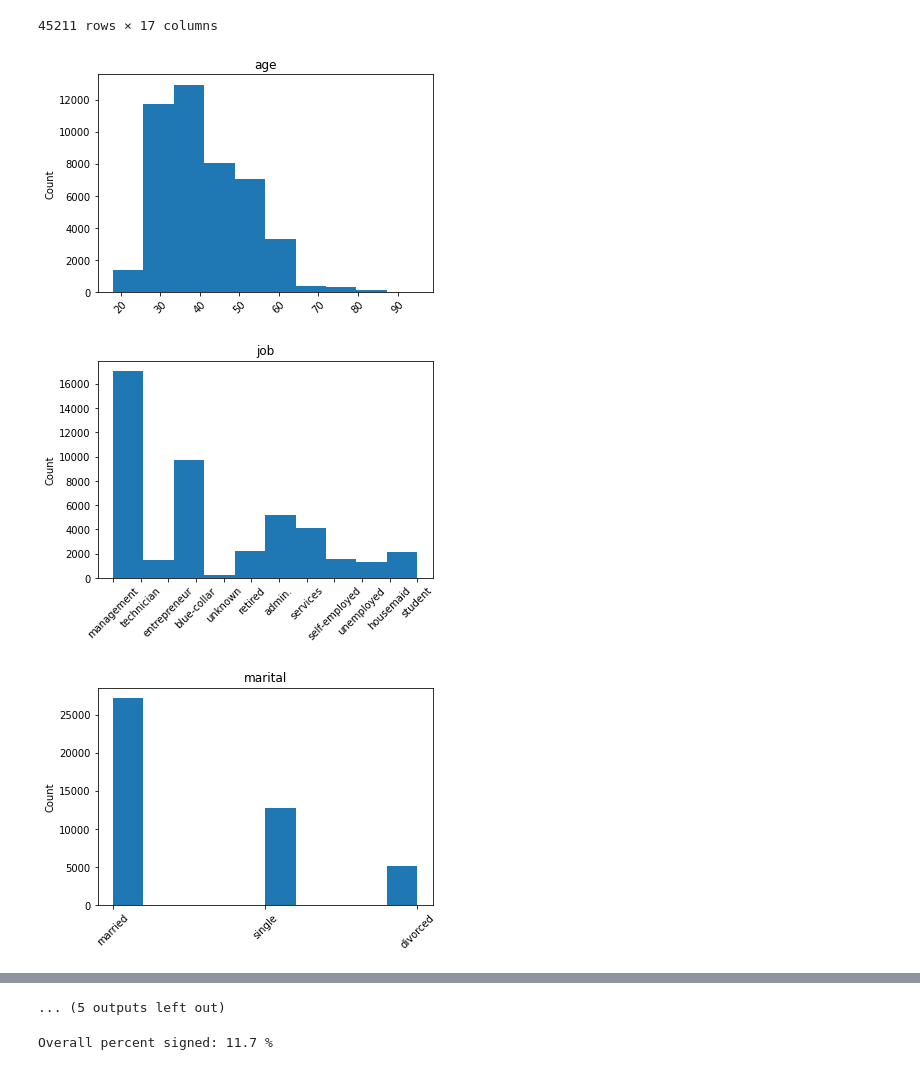
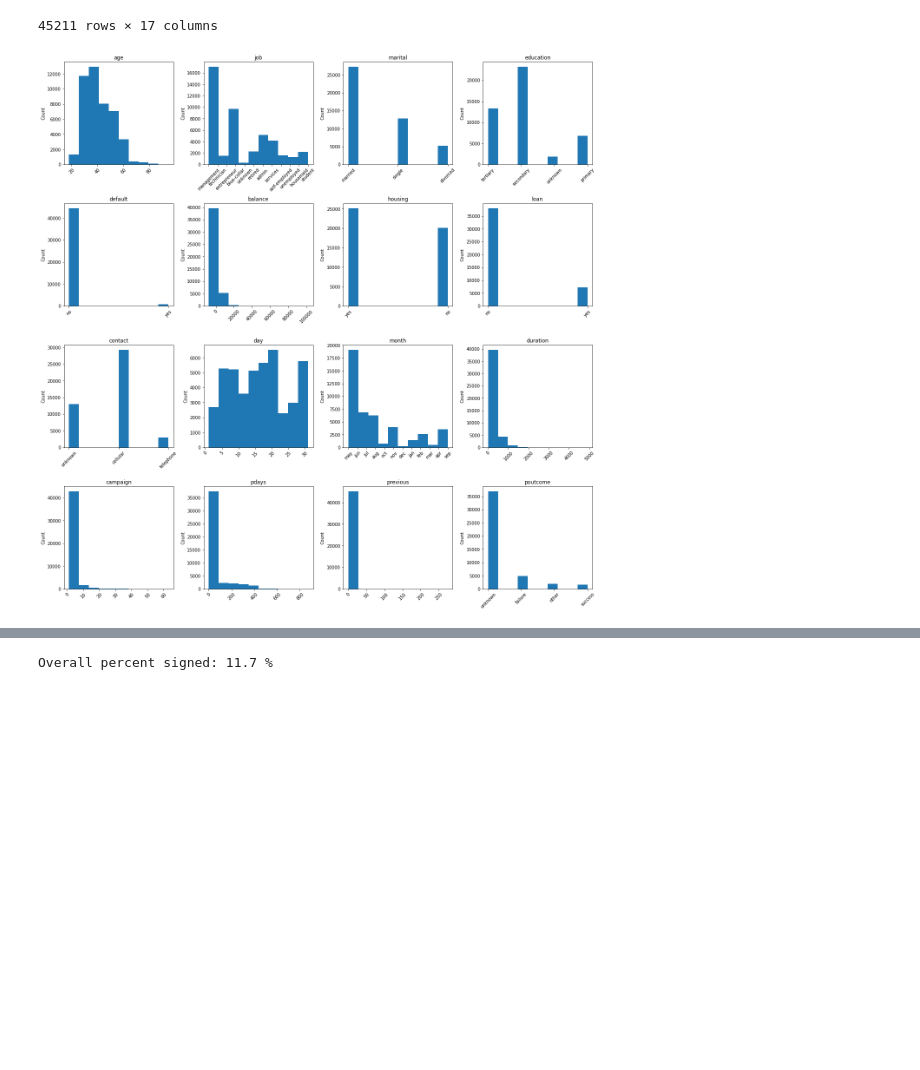
Before and after one commit to MattLeRoi/modeling_banking_customers, a Jupyter notebook: index - backup 11-5-25.ipynb, the cells around one changed output, grey strips where cells are left out. Cells and saved outputs as stored; diff of their text form; code cells hidden in the pictures; blank space fills up the shorter version.

```diff
--- a/index - backup 11-5-25.ipynb
+++ b/index - backup 11-5-25.ipynb
@@ -92,13 +92,15 @@ df
 | 45210 | 37 | entrepreneur | married | secondary | no | 2971 | no | no | cellular | 17 | nov | ... |
 45211 rows × 17 columns
 # %%
-for col in df.columns:
-    plt.figure()
+i=1
+fig, axes = plt.subplots(4,4, figsize=(18,18))
+for col in df.drop('y', axis=1).columns:
+    plt.subplot(4,4,i)
     plt.title(col)
     plt.hist(df[col])
     plt.xticks(rotation=45)
-    plt.ylabel('Count');
+    plt.ylabel('Count')
+    plt.tight_layout(pad=1.0);
+    i+=1
 # %% [output]
-[figure, old version]
+[figure, new version]
-[figure, removed]
-[figure, removed]
@@ -114,4 +107,3 @@ for col in df.columns:
-... (5 outputs left out)
 # %%
 y_n_counts = df.y.value_counts()
 print("Overall percent signed:",round(y_n_counts[1]/sum(y_n_counts)*100,2),'%')
```
Also changed, not shown: parts of 28 cells of this notebook, 26 other files.
